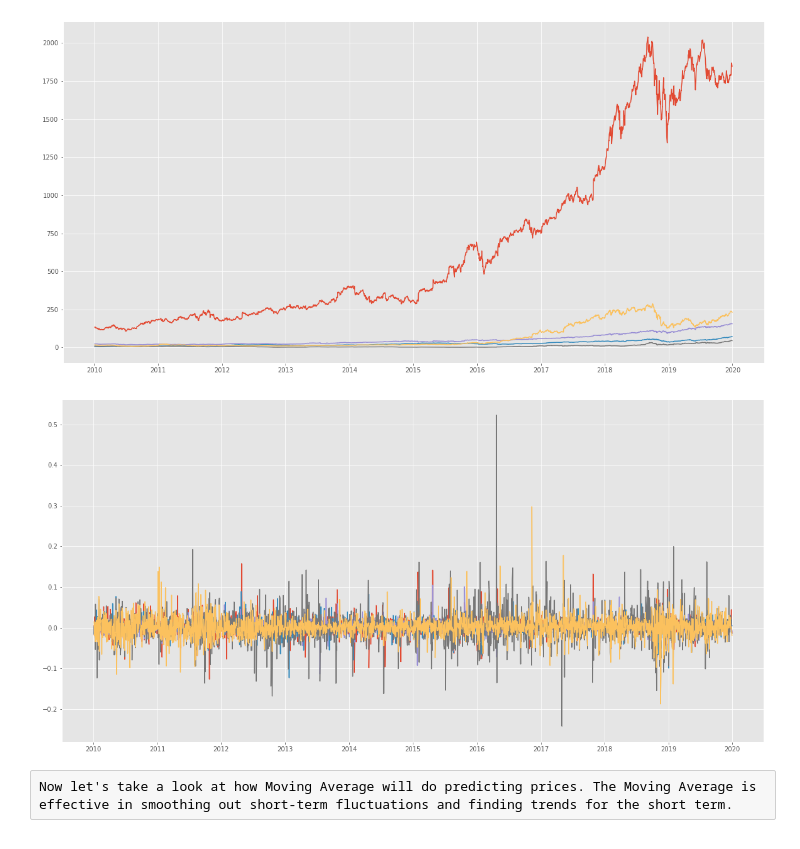
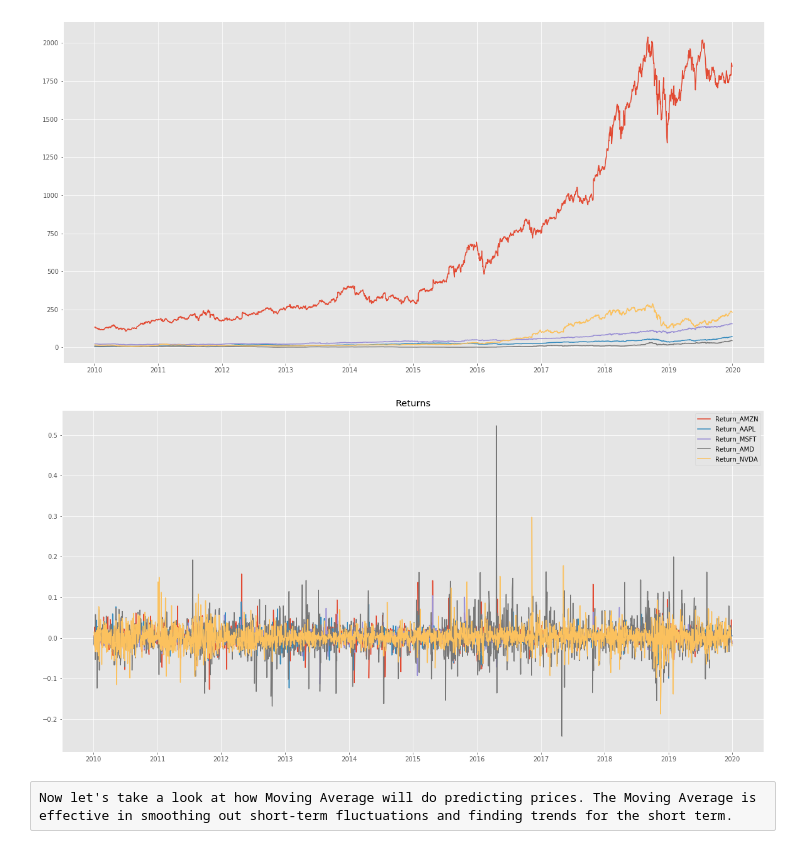
Before and after one commit to seguln36/Capstone-3, a Jupyter notebook: Modeling.ipynb, the cells around one changed output. Drawn from its saved outputs; the diff is of its cells as text; code cells hidden in the pictures.

```diff
--- a/Modeling.ipynb
+++ b/Modeling.ipynb
@@ -60,9 +81,12 @@ for stock in i:
 # %%
 i = ['Return_AMZN', 'Return_AAPL', 'Return_MSFT','Return_AMD','Return_NVDA']
 for ret in i:
-    plt.plot(df['Date'],df[ret], label='Returns')
+    plt.plot(df['Date'],df[ret], label=ret)
+    plt.title('Returns')
+    plt.legend(loc='best')
+plt.savefig('returns.png')
 # %% [output]
-[figure, old version]
+[figure, new version]
 # %% [raw]
 Now let's take a look at how Moving Average will do predicting prices. The Moving Average is effective in smoothing out short-term fluctuations and finding trends for the short term.
 # %%
```
Also changed, not shown: parts of 21 cells of this notebook.
